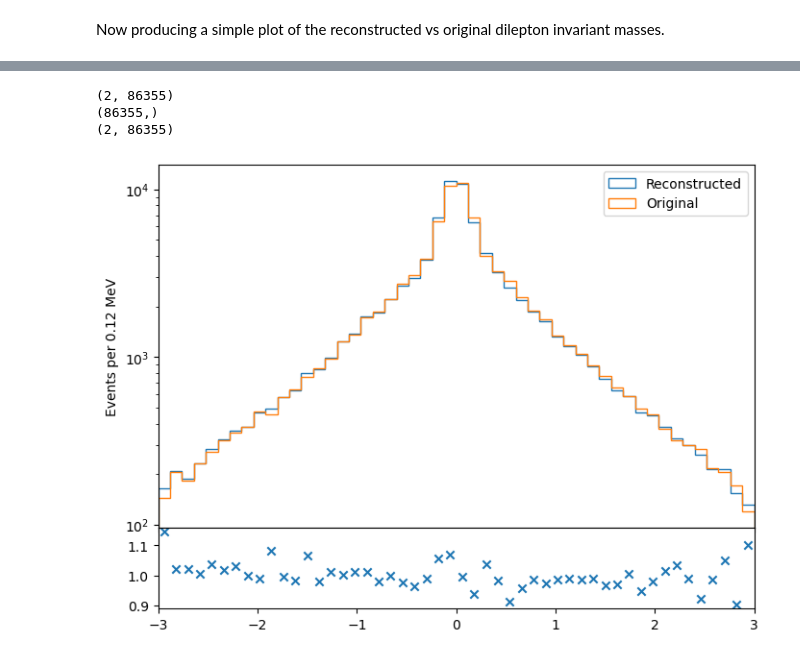
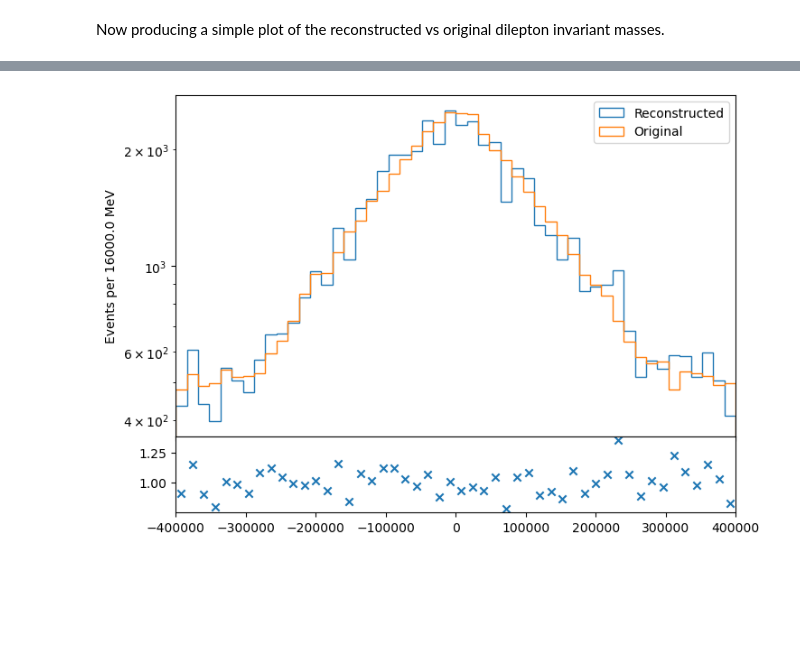
Before and after one commit to jackgoodsall/baler, a Jupyter notebook: HEPMCArea/Notebooks/final_state_plots.ipynb, the cells around one changed output, grey strips where cells are left out. Drawn from its saved outputs; the diff is of its cells as text; code cells hidden in the pictures; blank space fills up the shorter version.

```diff
--- a/HEPMCArea/Notebooks/final_state_plots.ipynb
+++ b/HEPMCArea/Notebooks/final_state_plots.ipynb
@@ -101,8 +101,8 @@ First we will get the particle sof both the original and reconstructed particles
 #original_particles = read_get_final_states( "../DATA/HEPMC.43646139._000001.hepmc")
 #reconstructed_particles = read_get_final_states("../processedData/reinputed_final_state.hepmc")
 
-original_particles = read_momenta_from_npz("../DATA/100-000Events.npz")
-reconstructed_particles = read_momenta_from_npz("../processedData/Scaledreconstructed3.npz")
+original_particles = read_momenta_from_npz("../DATA/MomentumOrdered100-000Events.npz")
+reconstructed_particles = read_momenta_from_npz("../processedData/UnscaledQuantileTransformed1.npz")
 # %% [markdown]
 Next we will define classes for PlotConfigurables and a function to plot both the distribution histogram and the ratio histrogram.
 
@@ -535,14 +258,11 @@ make_distribution_plots([reconstructed_particles, original_particles], calc_px,
 # %%
 energy_config = HistConfigurations(r"",  r"Events ", "",
-                                           legend = True, range = (-3
-                                                                   , 3),
+                                           legend = True, range = (-400000
+                                                                   , 400_000),
                                            label = "Reconstructed", label_two = "Original",
                                            bins = 50,
                                            ratio_y_label = "")
 
-make_distribution_plots([reconstructed_particles, original_particles], get_test, energy_config, cut_config = cut_config)
+make_distribution_plots([reconstructed_particles, original_particles], get_pz_0, energy_config, cut_config = cut_config)
 # %% [output]
-(2, 86355)
-(86355,)
-(2, 86355)
-[figure, old version]
+[figure, new version]
```
Also changed, not shown: parts of 6 cells of this notebook, 2 other files.
